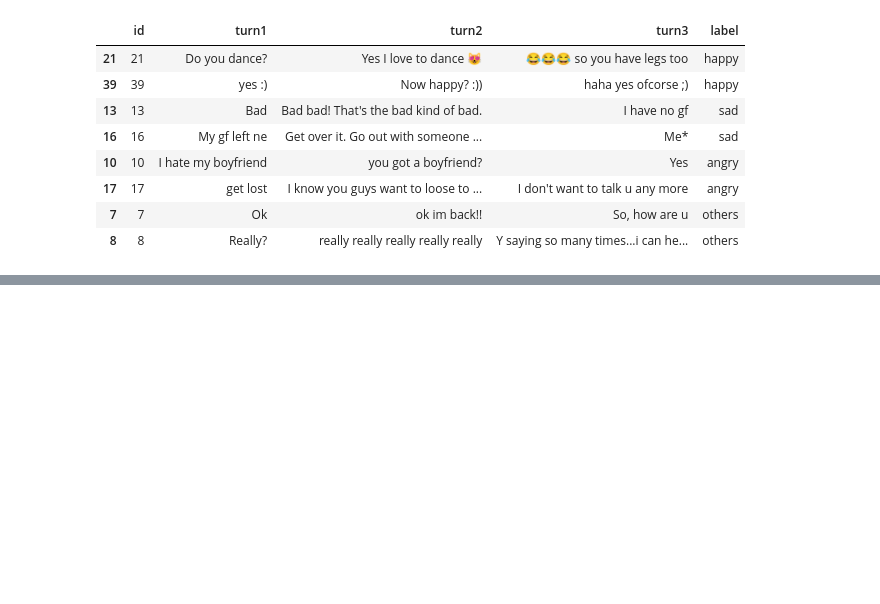
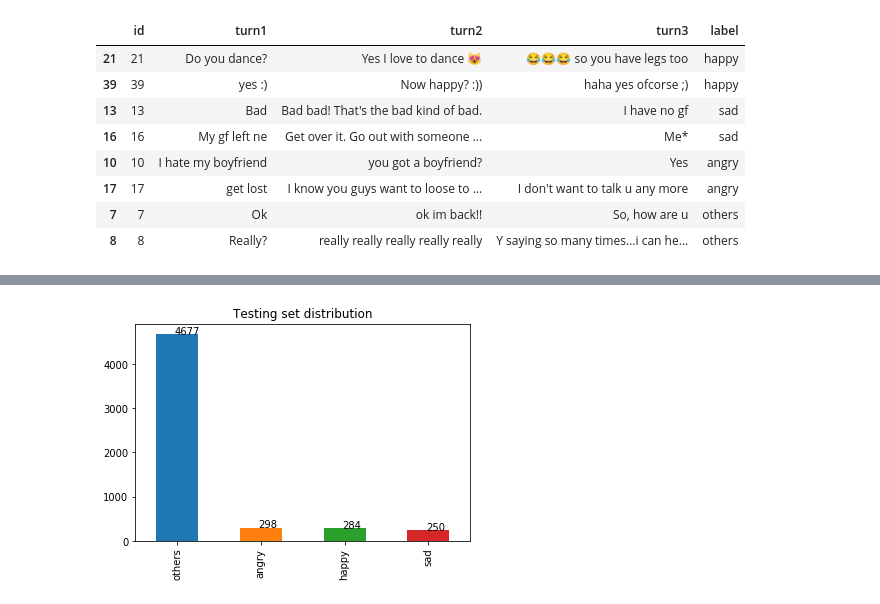
Before and after one commit to Dianna22/NLP, a Jupyter notebook: Project/Emocontext/Data_analysis.ipynb, the cells around one changed output, grey strips where cells are left out. Cells and saved outputs as stored; diff of their text form; code cells hidden in the pictures; blank space fills up the shorter version.

```diff
--- a/Project/Emocontext/Data_analysis.ipynb
+++ b/Project/Emocontext/Data_analysis.ipynb
@@ -44,0 +121,12 @@ pd.concat(df)
+# %%
+df=test_data['label'].value_counts()
+ax=df.plot(kind='bar', title="Testing set distribution")
+x_offset = -0.03
+y_offset = 0.02
+vals = list(df)
+for i,p in enumerate(ax.patches):
+    b = p.get_bbox()
+    val = vals[i]
+    ax.annotate(val, ((b.x0 + b.x1)/2 + x_offset, b.y1 + y_offset))
+# %% [output]
+[figure, added]
```
Also changed, not shown: parts of 10 cells of this notebook.
